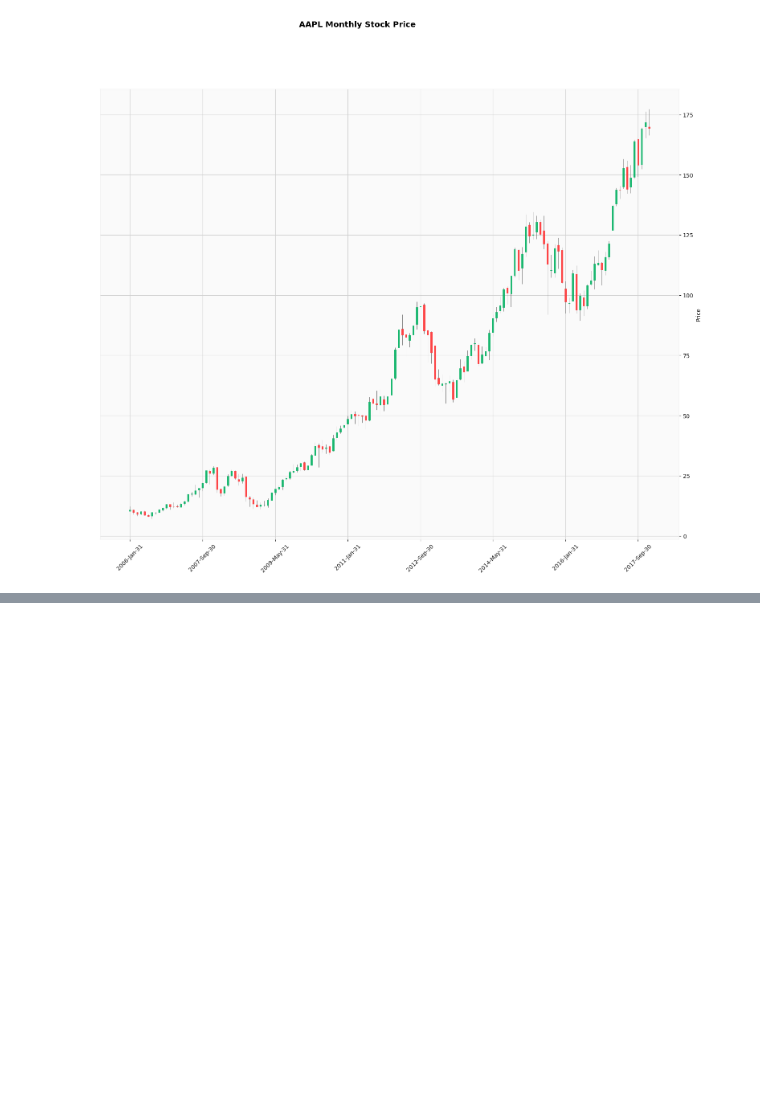
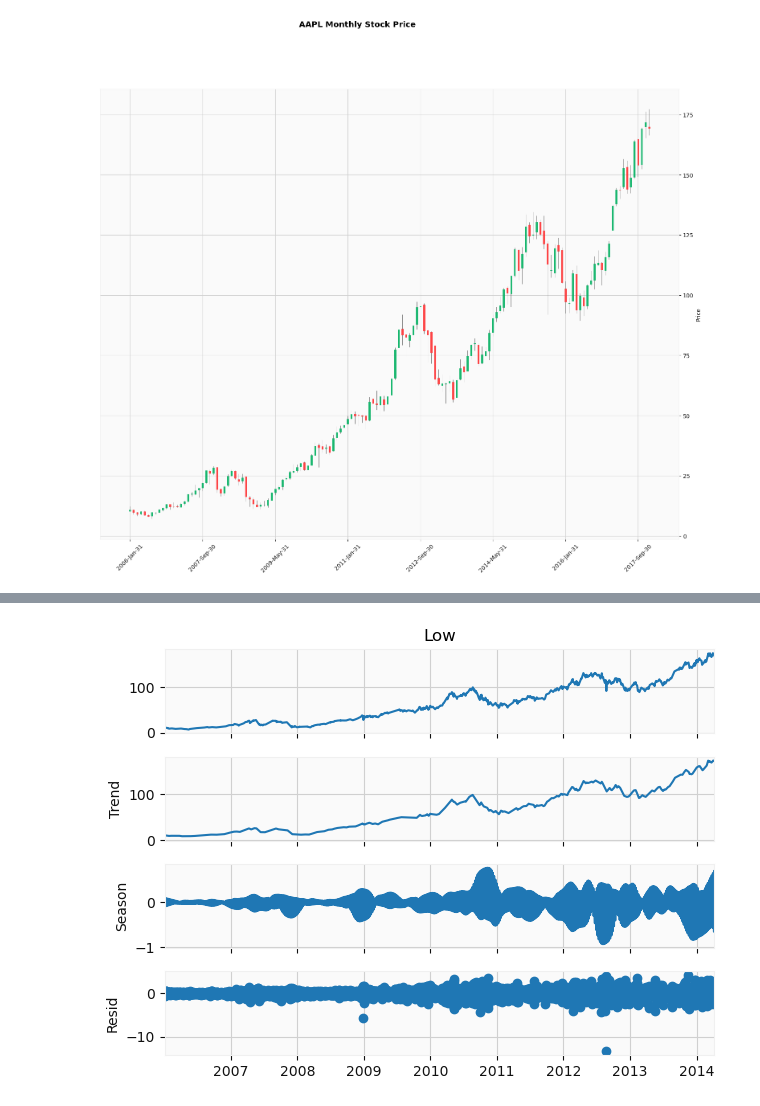
Before and after one commit to aminuldidar/stock_price_prediction, a Jupyter notebook: stock_price_prediction.ipynb, the cells around one changed output, grey strips where cells are left out. Cells and saved outputs as stored; diff of their text form; code cells hidden in the pictures; blank space fills up the shorter version.

```diff
--- a/stock_price_prediction.ipynb
+++ b/stock_price_prediction.ipynb
@@ -245,0 +273,3 @@ plt.show()
+# %%
+decom = df['Low']
+decom.describe()
@@ -245,0 +286,10 @@ plt.show()
+# %%
+decom.index = pd.date_range(start='2006-01-03', periods=len(decom), freq='D')
+# %%
+from statsmodels.tsa.seasonal import STL
+
+stl = STL(decom, seasonal=29)
+res = stl.fit()
+fig = res.plot()
+# %% [output]
+[figure, added]
```
Also changed, not shown: parts of 19 cells of this notebook.
